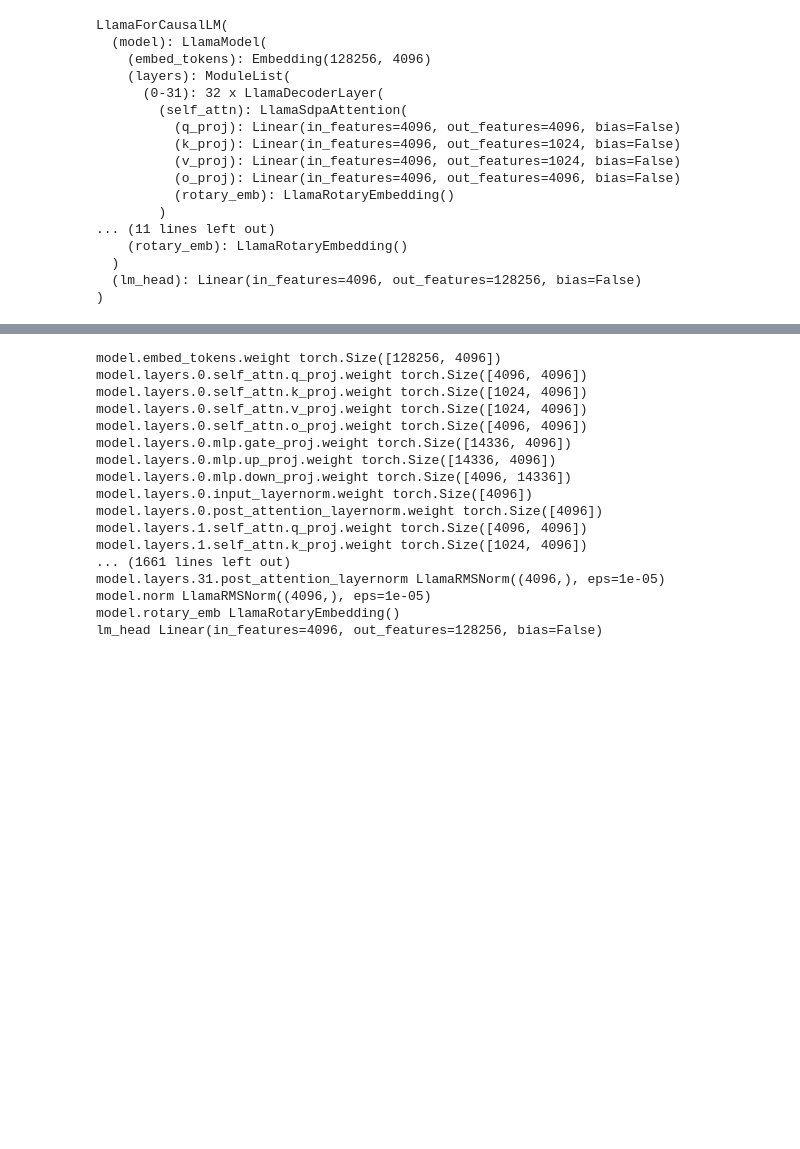
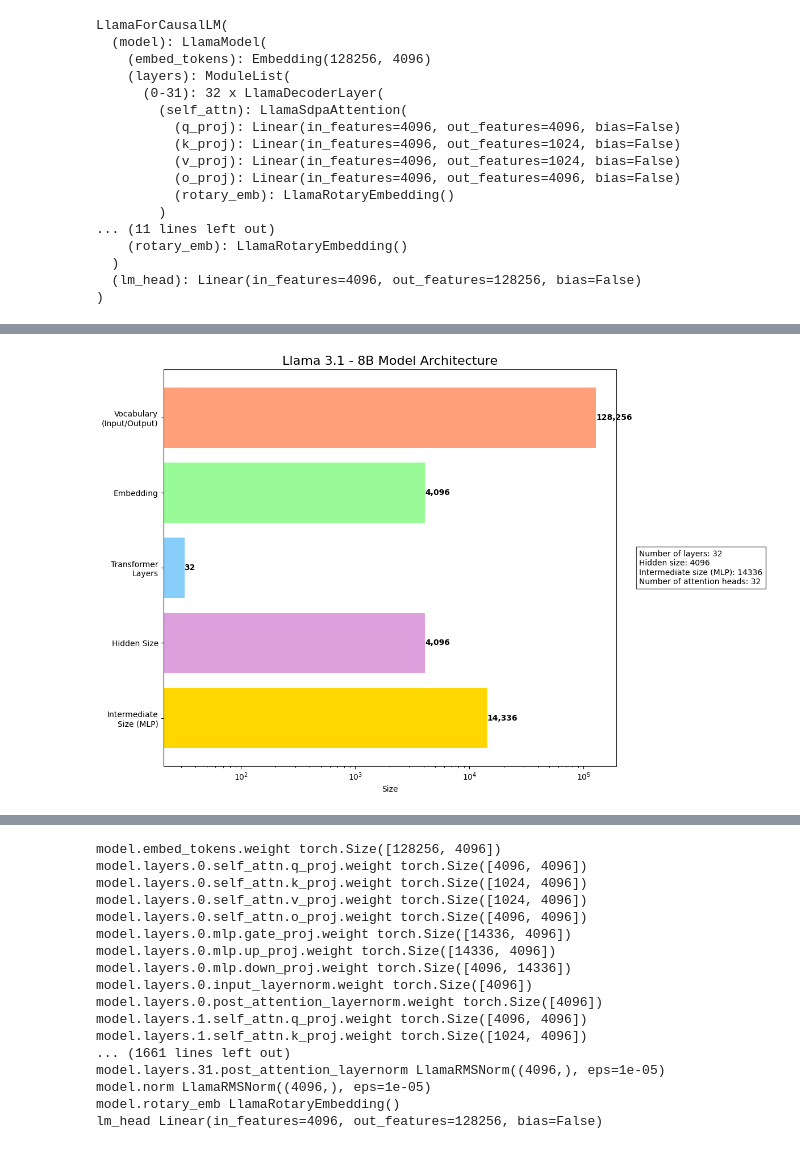
Before and after one commit to aadityaubhat/llama_playground, a Jupyter notebook: llama_playground.ipynb, the cells around one changed output, grey strips where cells are left out. Drawn from its saved outputs; the diff is of its cells as text; code cells hidden in the pictures; blank space fills up the shorter version.

```diff
--- a/llama_playground.ipynb
+++ b/llama_playground.ipynb
@@ -60,0 +64,63 @@ Logits shape: torch.Size([1, 7, 128256])
+# %%
+def create_reordered_model_viz(model):
+    # Extract model dimensions
+    vocab_size = model.model.embed_tokens.weight.shape[0]  # 128256
+    hidden_size = model.model.embed_tokens.weight.shape[1]  # 4096
+    num_layers = len(model.model.layers)  # 32
+    num_heads = model.model.layers[0].self_attn.num_heads  # Assuming this is available
+    intermediate_size = model.model.layers[0].mlp.gate_proj.out_features  # 14336
+
+    # Define components in the desired order
+    components = [
+        ('Vocabulary\n(Input/Output)', vocab_size),
+        ('Embedding', hidden_size),
+        ('Transformer\nLayers', num_layers),
+        ('Hidden Size', hidden_size),
+        ('Intermediate\nSize (MLP)', intermediate_size)
+    ]
+
+    # Colors for each component
+    colors = ['#FFA07A', '#98FB98', '#87CEFA', '#DDA0DD', '#FFD700']
+
+    # Create figure and axis
+    fig, ax = plt.subplots(figsize=(12, 8))
+
+    # Create bar chart
+    y_pos = np.arange(len(components))
+    labels = [c[0] for c in components]
+    sizes = [c[1] for c in components]
+    bars = ax.barh(y_pos, sizes, align='center', color=colors)
+
+    # Set y-ticks and labels
+    ax.set_yticks(y_pos)
+    ax.set_yticklabels(labels)
+
+    # Reverse the y-axis to have the first component at the top
+    ax.invert_yaxis()
+
+    # Add size labels on the bars
+    for i, bar in enumerate(bars):
+        width = bar.get_width()
+        ax.text(width, bar.get_y() + bar.get_height()/2, f'{sizes[i]:,}',
+                ha='left', va='center', fontweight='bold')
+
+    # Customize the plot
+    ax.set_title('Llama 3.1 - 8B Model Architecture', fontsize=16)
+    ax.set_xlabel('Size')
+    ax.set_xscale('log')  # Use log scale for x-axis due to large differences in sizes
+
+    # Add model details
+    details = (f"Number of layers: {num_layers}\n"
+               f"Hidden size: {hidden_size}\n"
+               f"Intermediate size (MLP): {intermediate_size}\n"
+               f"Number of attention heads: {num_heads}")
+    ax.text(1.05, 0.5, details, transform=ax.transAxes,
+            verticalalignment='center', bbox=dict(facecolor='white', alpha=0.7))
+
+    plt.tight_layout()
+    return fig
+
+fig = create_reordered_model_viz(model)
+plt.show()
+# %% [output]
+[figure, added]
```
Also changed, not shown: parts of 23 cells of this notebook.
